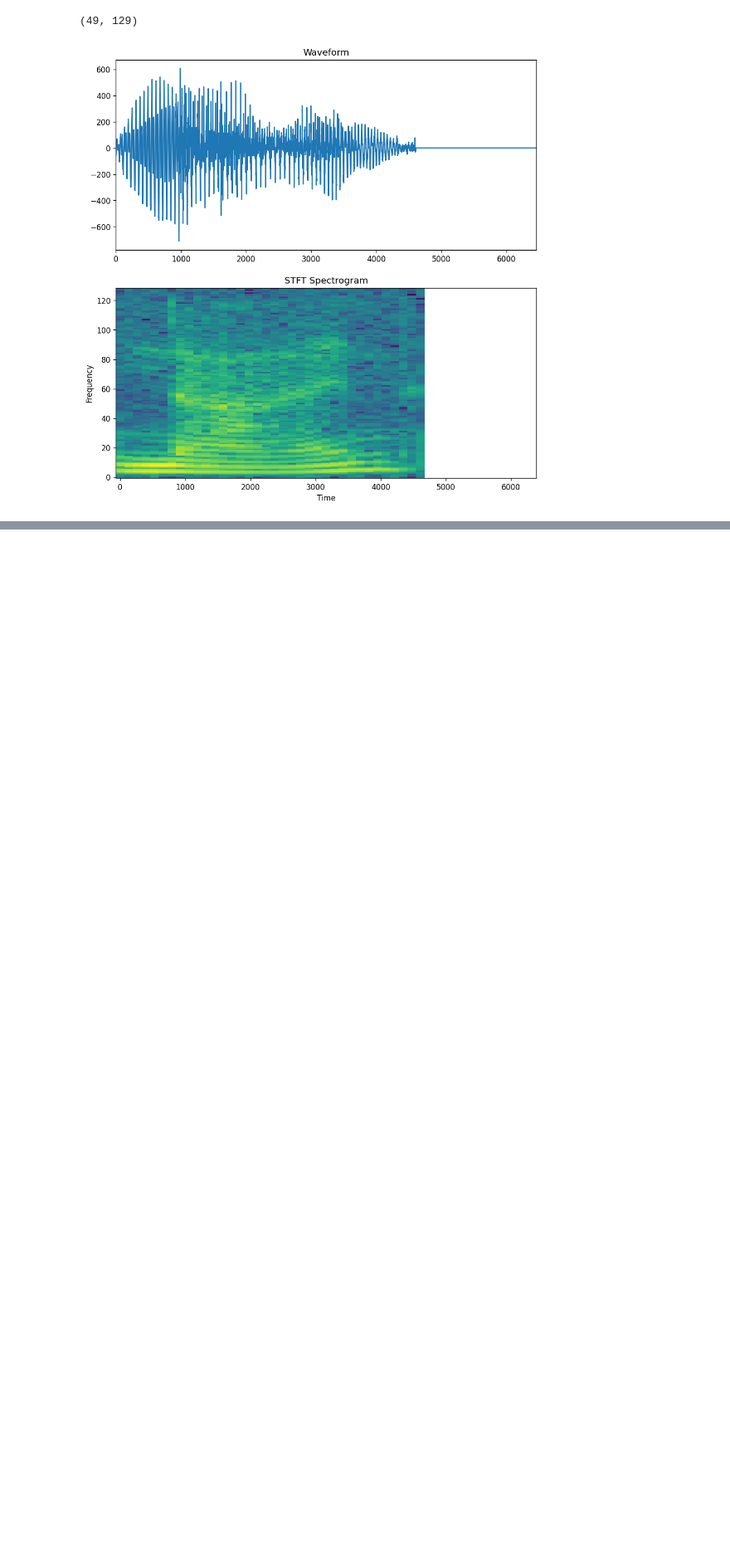
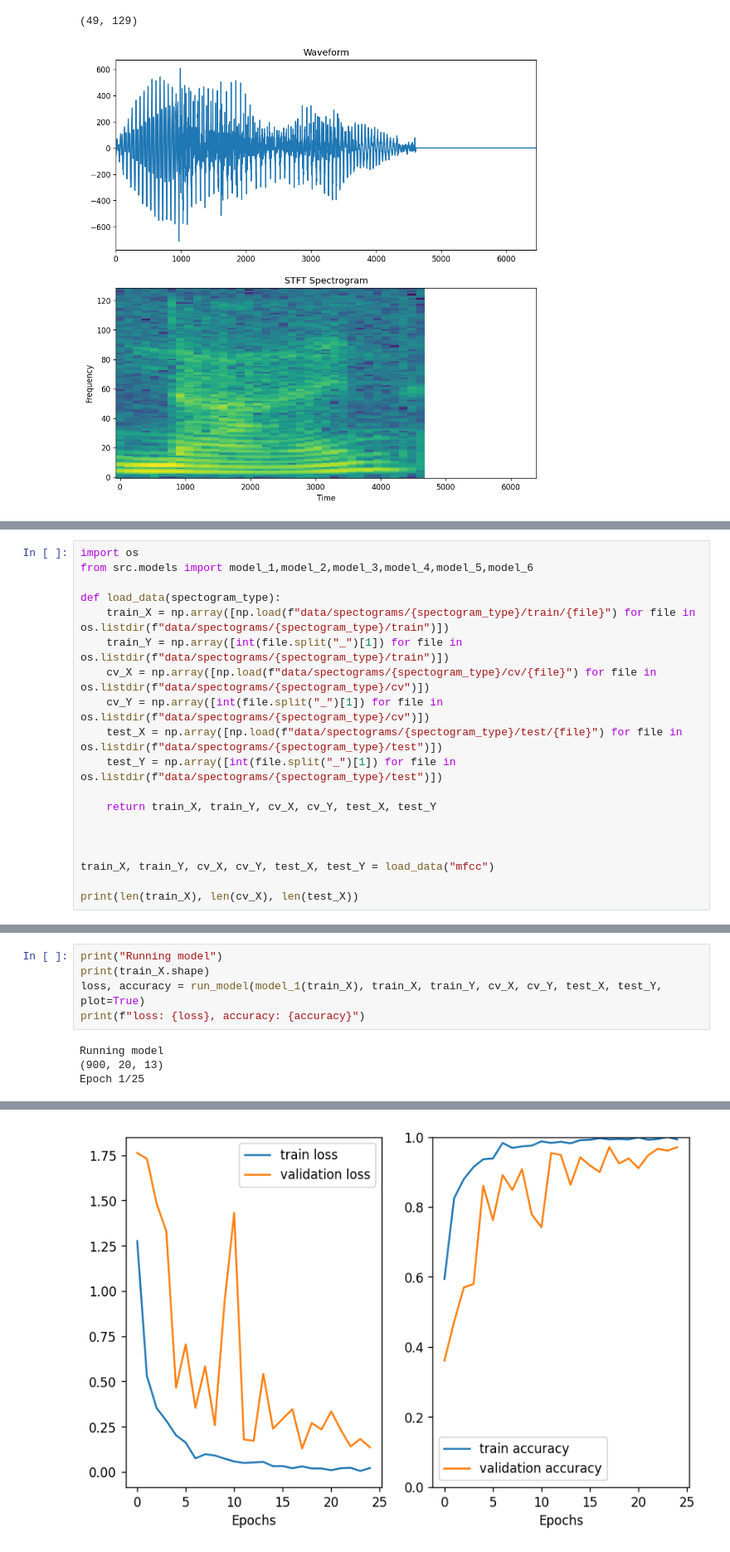
Before and after one commit to v1centebarros/lei-taa-2, a Jupyter notebook: loadData.ipynb, the cells around one changed output, grey strips where cells are left out. Shown at 83% size. Drawn from its saved outputs; the diff is of its cells as text; blank space fills up the shorter version.

Commit message:
data split and model com mfcc (nao é melhor results)

```diff
--- a/loadData.ipynb
+++ b/loadData.ipynb
@@ -273,0 +284,19 @@ plot_spectrogram(spectrogram, axes[1])
+# %%
+import os
+from src.models import model_1,model_2,model_3,model_4,model_5,model_6
+
+def load_data(spectogram_type):
+    train_X = np.array([np.load(f"data/spectograms/{spectogram_type}/train/{file}") for file in os.listdir(f"data/spectograms/{spectogram_type}/train")])
+    train_Y = np.array([int(file.split("_")[1]) for file in os.listdir(f"data/spectograms/{spectogram_type}/train")])
+    cv_X = np.array([np.load(f"data/spectograms/{spectogram_type}/cv/{file}") for file in os.listdir(f"data/spectograms/{spectogram_type}/cv")])
+    cv_Y = np.array([int(file.split("_")[1]) for file in os.listdir(f"data/spectograms/{spectogram_type}/cv")])
+    test_X = np.array([np.load(f"data/spectograms/{spectogram_type}/test/{file}") for file in os.listdir(f"data/spectograms/{spectogram_type}/test")])
+    test_Y = np.array([int(file.split("_")[1]) for file in os.listdir(f"data/spectograms/{spectogram_type}/test")])
+
+    return train_X, train_Y, cv_X, cv_Y, test_X, test_Y
+
+
+
+train_X, train_Y, cv_X, cv_Y, test_X, test_Y = load_data("mfcc")
+
+print(len(train_X), len(cv_X), len(test_X))
@@ -273,0 +358,9 @@ plot_spectrogram(spectrogram, axes[1])
+# %%
+print("Running model")
+print(train_X.shape)
+loss, accuracy = run_model(model_1(train_X), train_X, train_Y, cv_X, cv_Y, test_X, test_Y, plot=True)
+print(f"loss: {loss}, accuracy: {accuracy}")
+# %% [output]
+Running model
+(900, 20, 13)
+Epoch 1/25
@@ -273,0 +384 @@ plot_spectrogram(spectrogram, axes[1])
+[figure, added]
```
Also changed, not shown: parts of 18 cells of this notebook.
